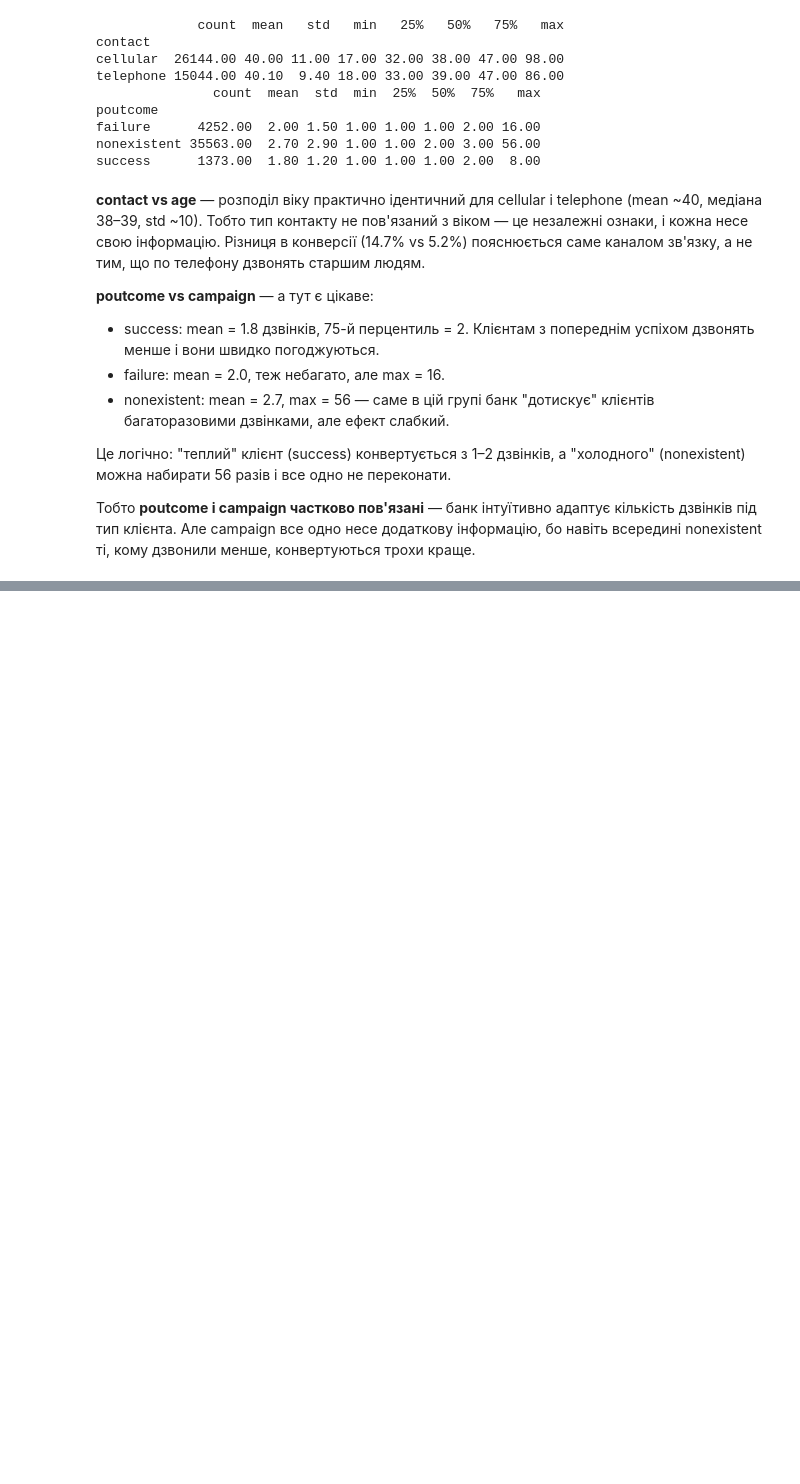
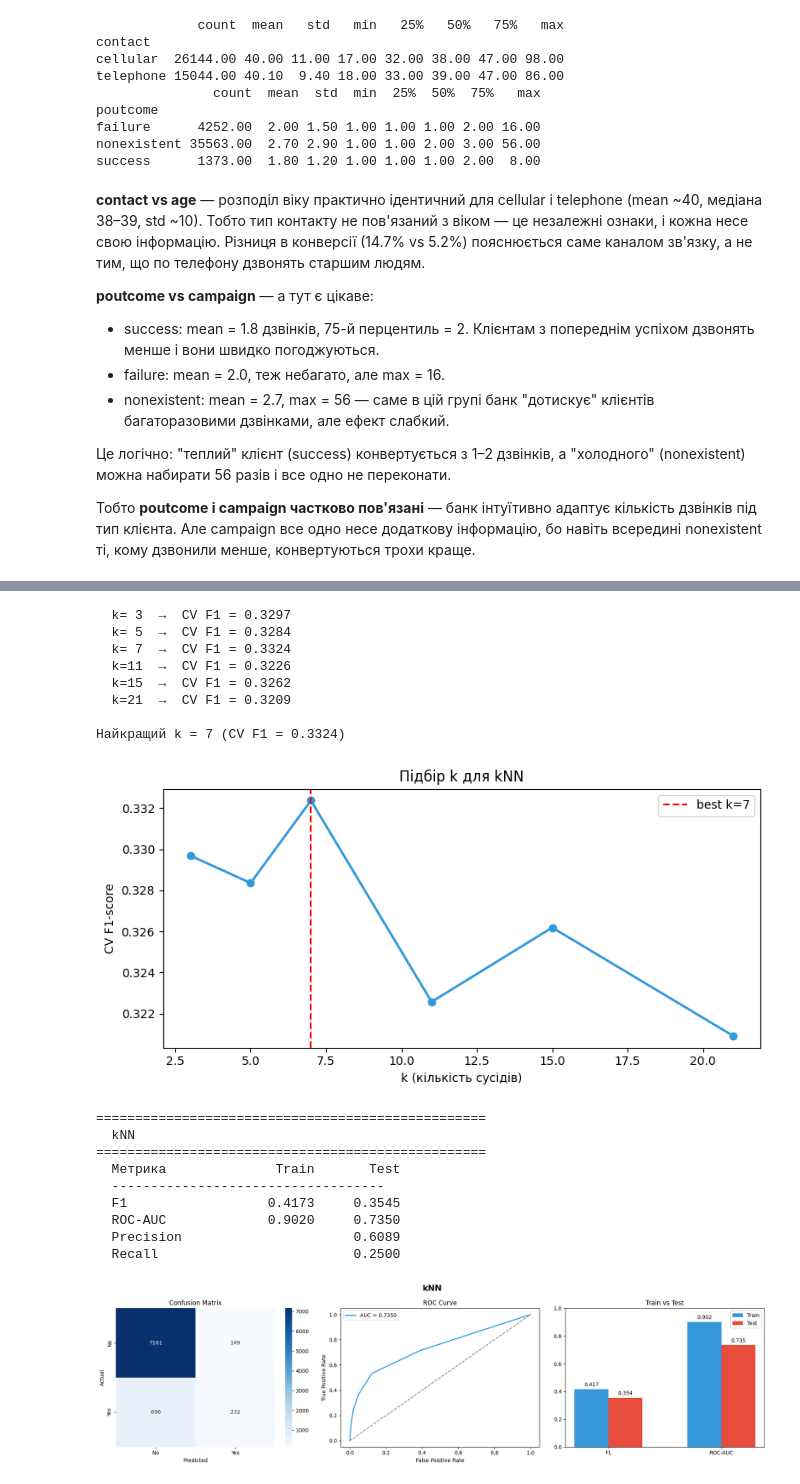
Before and after one commit to o-semenkova/ml_home_tasks, a Jupyter notebook: Mid_term_Project.ipynb, the cells around one changed output, grey strips where cells are left out. Drawn from its saved outputs; the diff is of its cells as text; code cells hidden in the pictures; blank space fills up the shorter version.

```diff
--- a/Mid_term_Project.ipynb
+++ b/Mid_term_Project.ipynb
@@ -881,0 +1155,64 @@ scale_pos_weight для XGBoost / LightGBM
+# %%
+# ============================================
+# МОДЕЛЬ 2: kNN
+# ============================================
+from sklearn.neighbors import KNeighborsClassifier
+
+# Спробуємо кілька значень k, щоб обрати найкраще
+from sklearn.model_selection import cross_val_score
+
+k_values = [3, 5, 7, 11, 15, 21]
+cv_scores = []
+
+for k in k_values:
+    knn_temp = KNeighborsClassifier(n_neighbors=k)
+    score = cross_val_score(knn_temp, X_train_lin_scaled, y_train,
+                            cv=5, scoring='f1').mean()
+    cv_scores.append(score)
+    print(f"  k={k:2d}  →  CV F1 = {score:.4f}")
+
+best_k = k_values[np.argmax(cv_scores)]
+print(f"\nНайкращий k = {best_k} (CV F1 = {max(cv_scores):.4f})")
+
+# Графік підбору k
+fig, ax = plt.subplots(figsize=(8, 4))
+ax.plot(k_values, cv_scores, marker='o', color='#3498db', linewidth=2)
+ax.axvline(x=best_k, color='red', linestyle='--', label=f'best k={best_k}')
+ax.set_xlabel('k (кількість сусідів)')
+ax.set_ylabel('CV F1-score')
+ax.set_title('Підбір k для kNN')
+ax.legend()
+plt.tight_layout()
+plt.show()
+
+# Тренуємо фінальну модель з найкращим k
+knn_model = KNeighborsClassifier(n_neighbors=best_k)
+knn_model.fit(X_train_lin_scaled, y_train)
+
+knn_metrics = evaluate_model(
+    knn_model,
+    X_train_lin_scaled, X_test_lin_scaled,
+    y_train, y_test,
+    model_name="kNN",
+    params_str=f"n_neighbors={best_k}"
+)
+# %% [output]
+  k= 3  →  CV F1 = 0.3297
+  k= 5  →  CV F1 = 0.3284
+  k= 7  →  CV F1 = 0.3324
+  k=11  →  CV F1 = 0.3226
+  k=15  →  CV F1 = 0.3262
+  k=21  →  CV F1 = 0.3209
+
+Найкращий k = 7 (CV F1 = 0.3324)
+[figure, added]
+==================================================
+  kNN
+==================================================
+  Метрика              Train       Test
+  -----------------------------------
+  F1                  0.4173     0.3545
+  ROC-AUC             0.9020     0.7350
+  Precision                      0.6089
+  Recall                         0.2500
+[figure, added]
```
Also changed, not shown: parts of 44 cells of this notebook.
